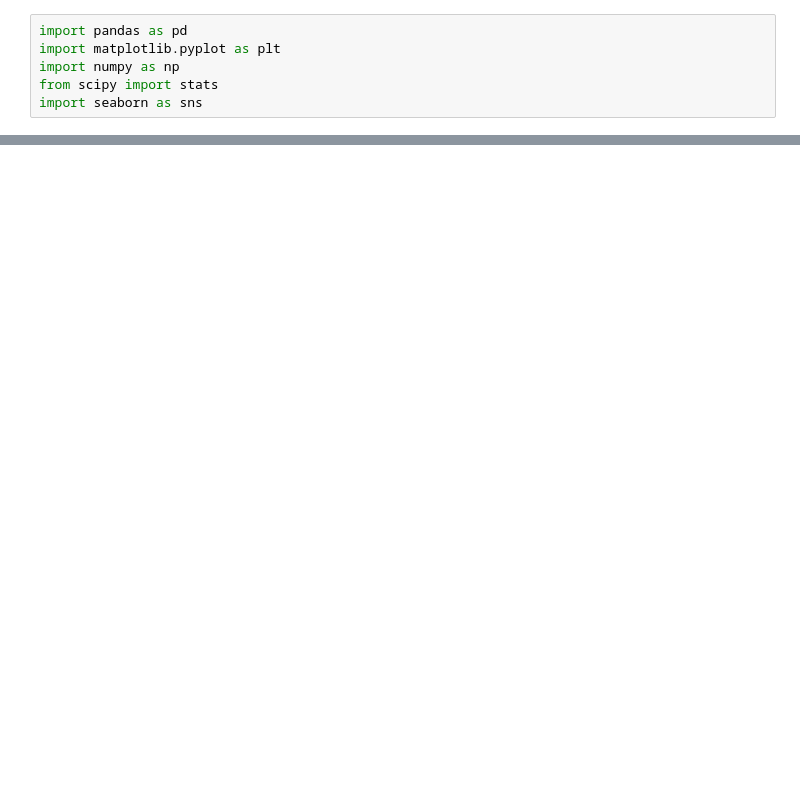
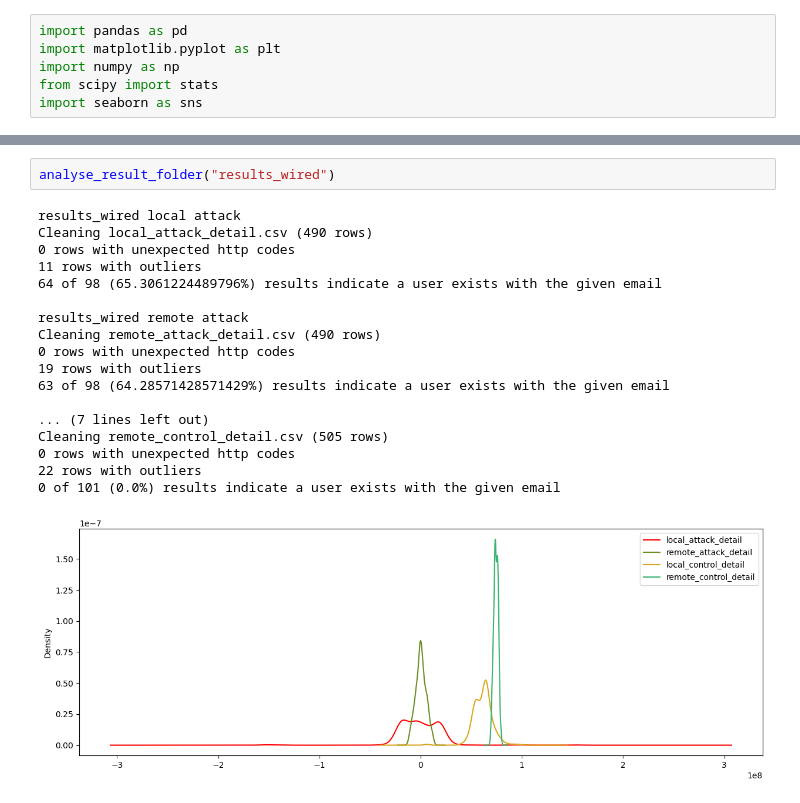
Before and after one commit to jefc1111/laravel-user-enumeration-demo, a Jupyter notebook: result_analysis.ipynb, the cells around one changed output, grey strips where cells are left out. Cells and saved outputs as stored; diff of their text form; blank space fills up the shorter version.

```diff
--- a/result_analysis.ipynb
+++ b/result_analysis.ipynb
@@ -91,0 +90,21 @@ remote attack
+# %%
+analyse_result_folder("results_wired")
+# %% [output]
+results_wired local attack
+Cleaning local_attack_detail.csv (490 rows)
+0 rows with unexpected http codes
+11 rows with outliers
+64 of 98 (65.3061224489796%) results indicate a user exists with the given email
+
+results_wired remote attack
+Cleaning remote_attack_detail.csv (490 rows)
+0 rows with unexpected http codes
+19 rows with outliers
+63 of 98 (64.28571428571429%) results indicate a user exists with the given email
+
+... (7 lines left out)
+Cleaning remote_control_detail.csv (505 rows)
+0 rows with unexpected http codes
+22 rows with outliers
+0 of 101 (0.0%) results indicate a user exists with the given email
+[figure, added]
```
Also changed, not shown: parts of 5 cells of this notebook, 18 other files.
